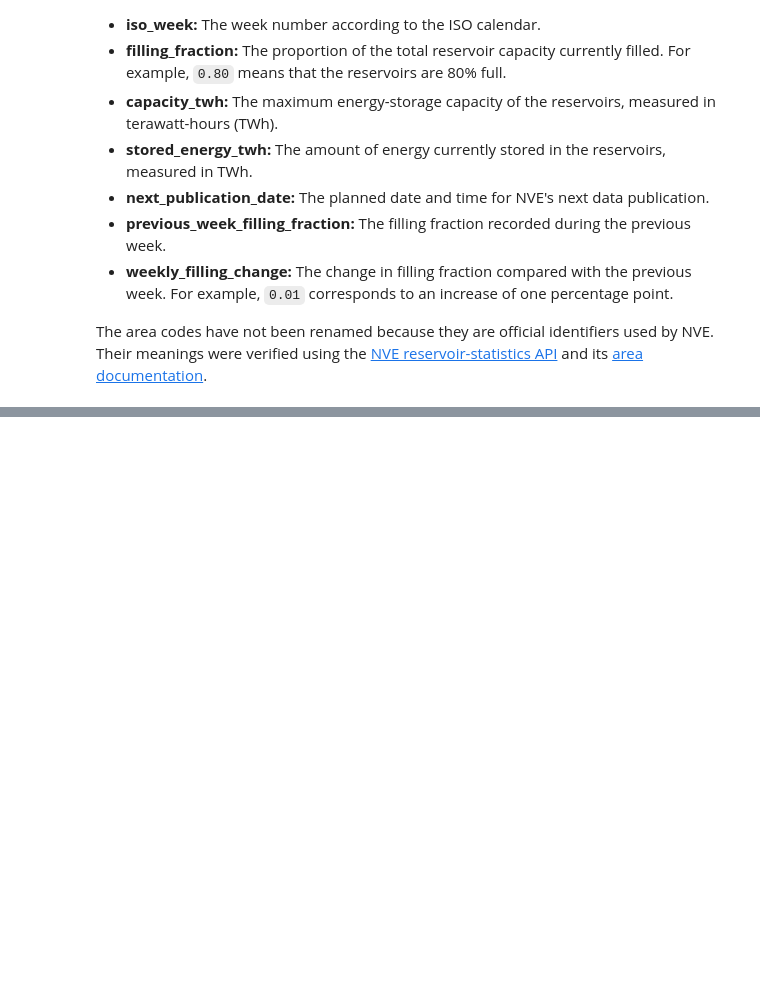
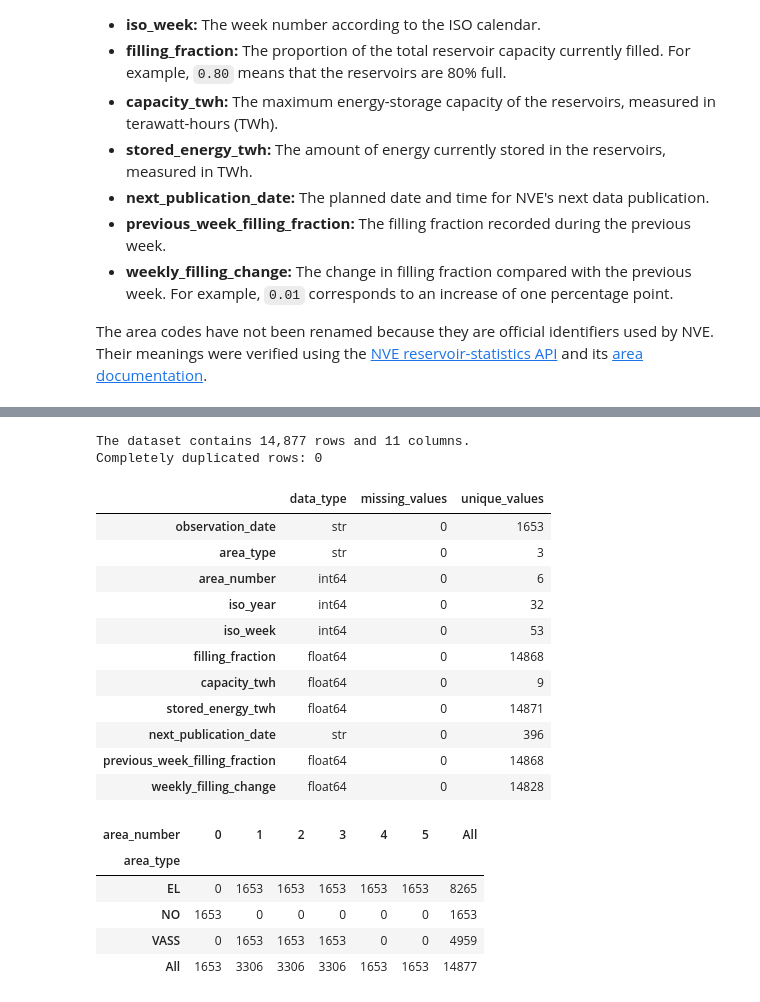
Before and after one commit to G0KU-DOTCOM/Streamlit_dashboard, a Jupyter notebook: notebooks/prosjekt_part1.ipynb, the cells around one changed output, grey strips where cells are left out. Cells and saved outputs as stored; diff of their text form; code cells hidden in the pictures; blank space fills up the shorter version.

```diff
--- a/notebooks/prosjekt_part1.ipynb
+++ b/notebooks/prosjekt_part1.ipynb
@@ -111,0 +182,44 @@ and its
+# %%
+# I create one compact summary showing the data type, number of missing values,
+# and number of unique values in every column.
+column_summary = pd.DataFrame({
+    "data_type": reservoirs.dtypes.astype(str),
+    "missing_values": reservoirs.isna().sum(),
+    "unique_values": reservoirs.nunique()
+})
+
+print(
+    f"The dataset contains {reservoirs.shape[0]:,} rows and "
+    f"{reservoirs.shape[1]} columns."
+)
+print(f"Completely duplicated rows: {reservoirs.duplicated().sum()}")
+
+display(column_summary)
+
+# This table shows which area numbers belong to each official NVE area type.
+display(pd.crosstab(
+    reservoirs["area_type"],
+    reservoirs["area_number"],
+    margins=True
+))
+# %% [output]
+The dataset contains 14,877 rows and 11 columns.
+Completely duplicated rows: 0
+|  | data_type | missing_values | unique_values |
+| observation_date | str | 0 | 1653 |
+| area_type | str | 0 | 3 |
+| area_number | int64 | 0 | 6 |
+| iso_year | int64 | 0 | 32 |
+| iso_week | int64 | 0 | 53 |
+| filling_fraction | float64 | 0 | 14868 |
+| capacity_twh | float64 | 0 | 9 |
+| stored_energy_twh | float64 | 0 | 14871 |
+| next_publication_date | str | 0 | 396 |
+| previous_week_filling_fraction | float64 | 0 | 14868 |
+| weekly_filling_change | float64 | 0 | 14828 |
+| area_number | 0 | 1 | 2 | 3 | 4 | 5 | All |
+| area_type |  |  |  |  |  |  |  |
+| EL | 0 | 1653 | 1653 | 1653 | 1653 | 1653 | 8265 |
+| NO | 1653 | 0 | 0 | 0 | 0 | 0 | 1653 |
+| VASS | 0 | 1653 | 1653 | 1653 | 0 | 0 | 4959 |
+| All | 1653 | 3306 | 3306 | 3306 | 1653 | 1653 | 14877 |
```
Also changed, not shown: parts of 4 cells of this notebook.
